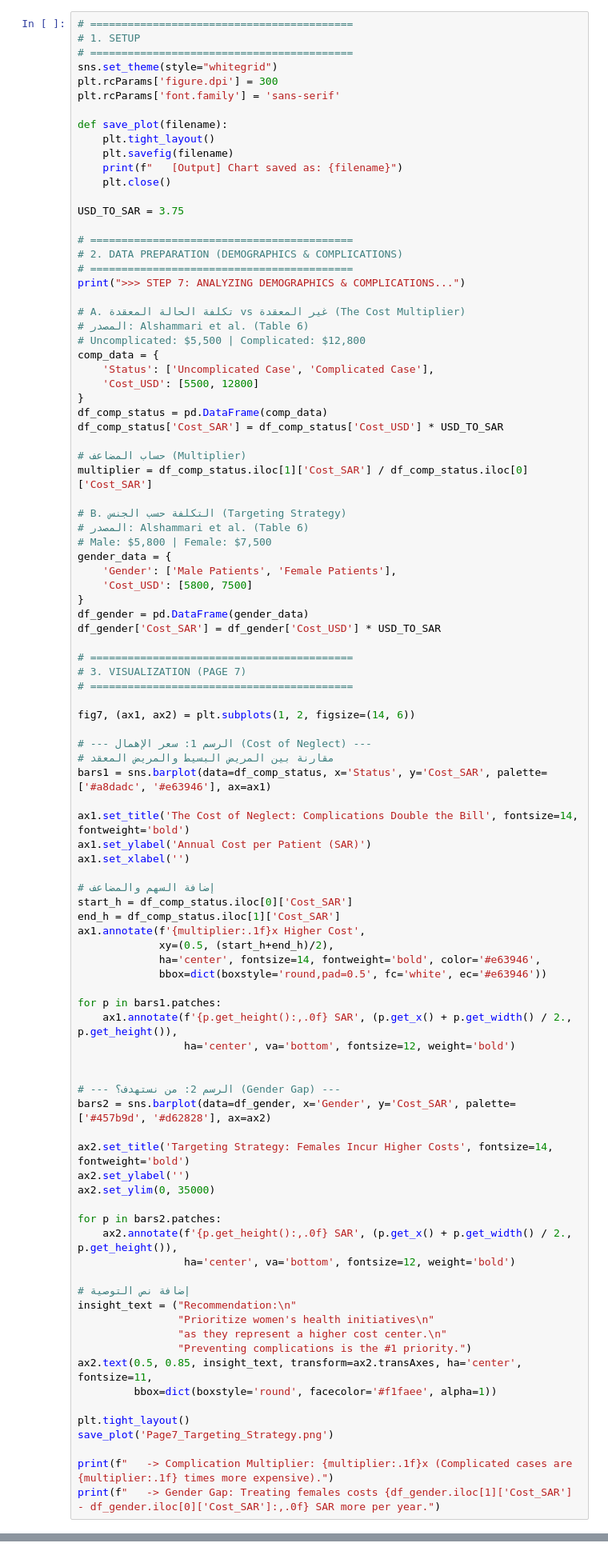
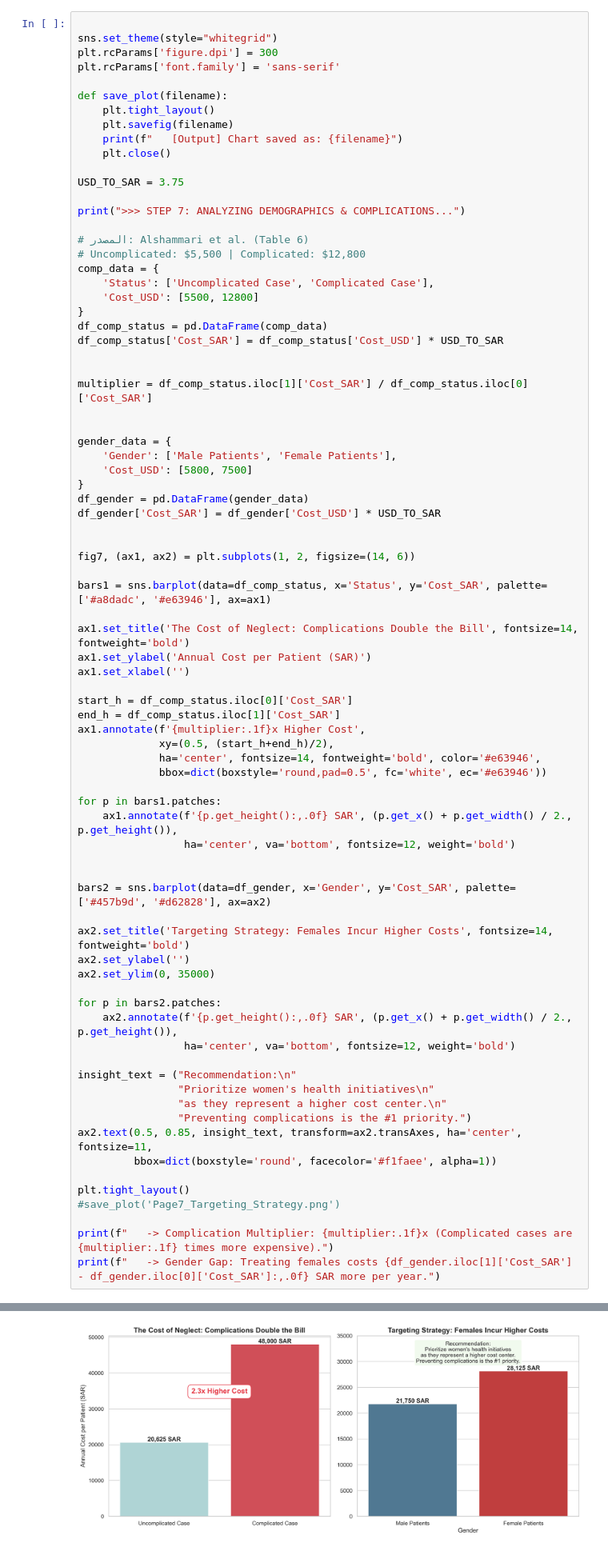
Before and after one commit to Razanmtw17/GDP6_CAPSTONE, a Jupyter notebook: notebooks/PM_budget_allocation.ipynb, the cells around one changed output, grey strips where cells are left out. Shown at 80% size. Drawn from its saved outputs; the diff is of its cells as text.

Commit message:
cost progression

```diff
--- a/notebooks/PM_budget_allocation.ipynb
+++ b/notebooks/PM_budget_allocation.ipynb
@@ -4,9 +4,7 @@ import numpy as np
 import matplotlib.pyplot as plt
 import seaborn as sns
 # %%
-# ==========================================
-# 1. SETUP
-# ==========================================
+
 sns.set_theme(style="whitegrid")
 plt.rcParams['figure.dpi'] = 300
 plt.rcParams['font.family'] = 'sans-serif'
@@ -19,12 +17,8 @@ def save_plot(filename):
 
 USD_TO_SAR = 3.75
 
-# ==========================================
-# 2. DATA PREPARATION (DEMOGRAPHICS & COMPLICATIONS)
-# ==========================================
 print(">>> STEP 7: ANALYZING DEMOGRAPHICS & COMPLICATIONS...")
 
-# A. تكلفة الحالة المعقدة vs غير المعقدة (The Cost Multiplier)
 # المصدر: Alshammari et al. (Table 6)
 # Uncomplicated: $5,500 | Complicated: $12,800
 comp_data = {
@@ -34,12 +28,10 @@ comp_data = {
 df_comp_status = pd.DataFrame(comp_data)
 df_comp_status['Cost_SAR'] = df_comp_status['Cost_USD'] * USD_TO_SAR
 
-# حساب المضاعف (Multiplier)
+
 multiplier = df_comp_status.iloc[1]['Cost_SAR'] / df_comp_status.iloc[0]['Cost_SAR']
 
-# B. التكلفة حسب الجنس (Targeting Strategy)
-# المصدر: Alshammari et al. (Table 6)
-# Male: $5,800 | Female: $7,500
+
 gender_data = {
     'Gender': ['Male Patients', 'Female Patients'],
     'Cost_USD': [5800, 7500]
@@ -47,21 +39,15 @@ gender_data = {
 df_gender = pd.DataFrame(gender_data)
 df_gender['Cost_SAR'] = df_gender['Cost_USD'] * USD_TO_SAR
 
-# ==========================================
-# 3. VISUALIZATION (PAGE 7)
-# ==========================================
 
 fig7, (ax1, ax2) = plt.subplots(1, 2, figsize=(14, 6))
 
-# --- الرسم 1: سعر الإهمال (Cost of Neglect) ---
-# مقارنة بين المريض البسيط والمريض المعقد
 bars1 = sns.barplot(data=df_comp_status, x='Status', y='Cost_SAR', palette=['#a8dadc', '#e63946'], ax=ax1)
 
 ax1.set_title('The Cost of Neglect: Complications Double the Bill', fontsize=14, fontweight='bold')
 ax1.set_ylabel('Annual Cost per Patient (SAR)')
 ax1.set_xlabel('')
 
-# إضافة السهم والمضاعف
 start_h = df_comp_status.iloc[0]['Cost_SAR']
 end_h = df_comp_status.iloc[1]['Cost_SAR']
 ax1.annotate(f'{multiplier:.1f}x Higher Cost',
@@ -74,7 +60,6 @@ for p in bars1.patches:
                  ha='center', va='bottom', fontsize=12, weight='bold')
 
 
-# --- الرسم 2: من نستهدف؟ (Gender Gap) ---
 bars2 = sns.barplot(data=df_gender, x='Gender', y='Cost_SAR', palette=['#457b9d', '#d62828'], ax=ax2)
 
 ax2.set_title('Targeting Strategy: Females Incur Higher Costs', fontsize=14, fontweight='bold')
@@ -85,7 +70,6 @@ for p in bars2.patches:
     ax2.annotate(f'{p.get_height():,.0f} SAR', (p.get_x() + p.get_width() / 2., p.get_height()),
                  ha='center', va='bottom', fontsize=12, weight='bold')
 
-# إضافة نص التوصية
 insight_text = ("Recommendation:\n"
                 "Prioritize women's health initiatives\n"
                 "as they represent a higher cost center.\n"
@@ -94,7 +78,8 @@ ax2.text(0.5, 0.85, insight_text, transform=ax2.transAxes, ha='center', fontsize
          bbox=dict(boxstyle='round', facecolor='#f1faee', alpha=1))
 
 plt.tight_layout()
-save_plot('Page7_Targeting_Strategy.png')
+#save_plot('Page7_Targeting_Strategy.png')
 
 print(f"   -> Complication Multiplier: {multiplier:.1f}x (Complicated cases are {multiplier:.1f} times more expensive).")
 print(f"   -> Gender Gap: Treating females costs {df_gender.iloc[1]['Cost_SAR'] - df_gender.iloc[0]['Cost_SAR']:,.0f} SAR more per year.")
+# %% [output]
@@ -100,0 +96 @@ print(f"   -> Gender Gap: Treating females costs {df_gender.iloc[1]['Cost_SAR']
+[figure, added]
```
Also changed, not shown: parts of 1 cell of this notebook, 2 other files.
